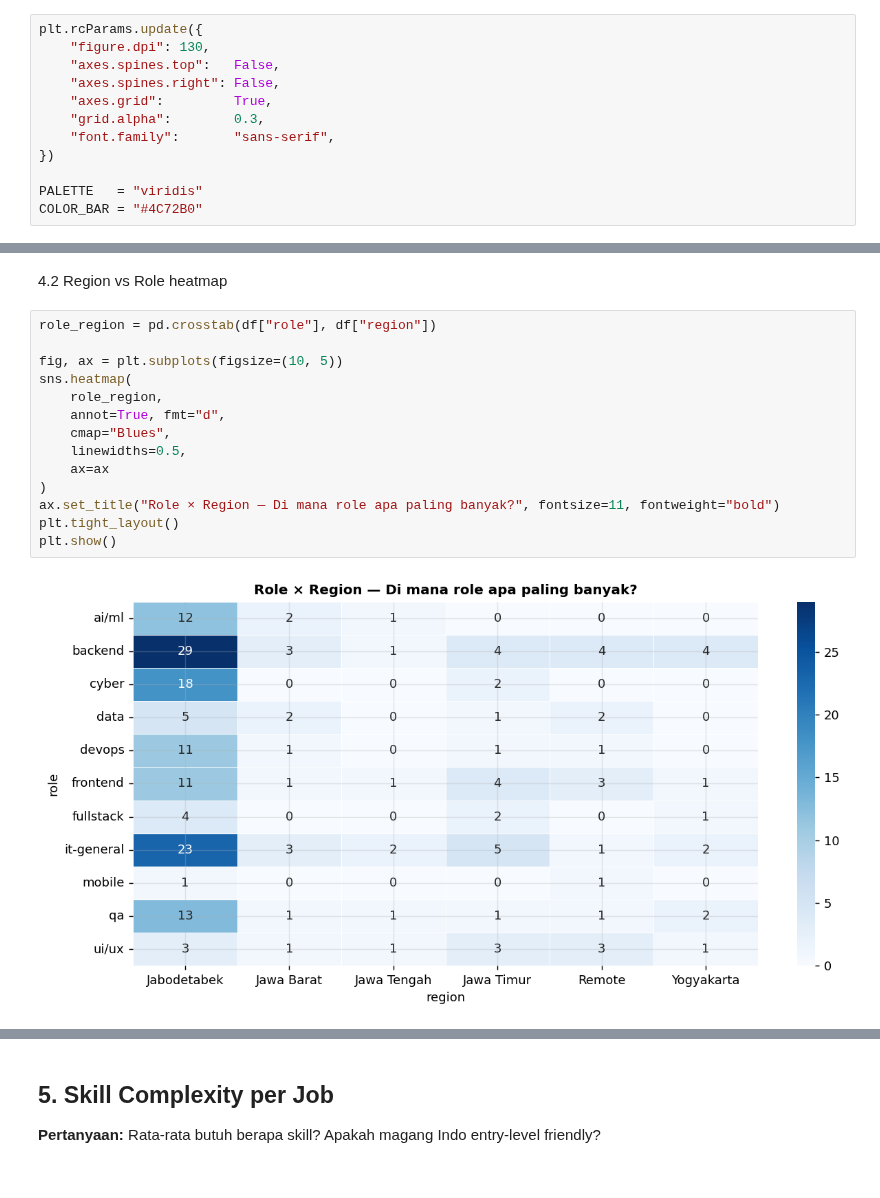
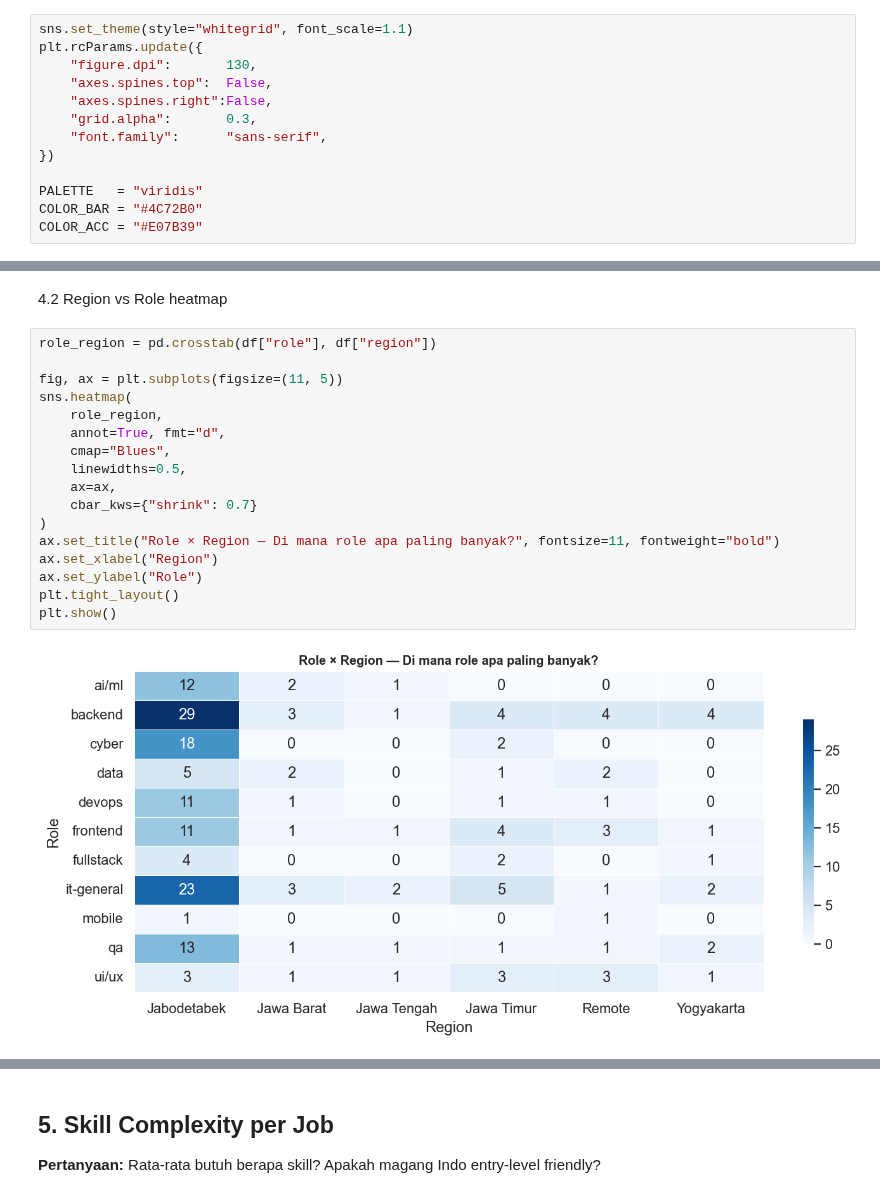
Before and after one commit to ROYALXYZ/magang-in, a Jupyter notebook: local/Local_EDA.ipynb, the cells around one changed output, grey strips where cells are left out. Saved outputs shown, nothing was run; the diff lists cells and outputs as text.

```diff
--- a/local/Local_EDA.ipynb
+++ b/local/Local_EDA.ipynb
@@ -25,17 +21,18 @@ from itertools import combinations
 import sklearn
 from jcopml.plot import plot_missing_value
 # %%
+sns.set_theme(style="whitegrid", font_scale=1.1)
 plt.rcParams.update({
-    "figure.dpi": 130,
-    "axes.spines.top":   False,
-    "axes.spines.right": False,
-    "axes.grid":         True,
-    "grid.alpha":        0.3,
-    "font.family":       "sans-serif",
+    "figure.dpi":       130,
+    "axes.spines.top":  False,
+    "axes.spines.right":False,
+    "grid.alpha":       0.3,
+    "font.family":      "sans-serif",
 })
 
 PALETTE   = "viridis"
 COLOR_BAR = "#4C72B0"
+COLOR_ACC = "#E07B39"
 # %% [markdown]
 # 1. Load Data
 # %%
@@ -321,18 +355,21 @@ plt.show()
 # %%
 role_region = pd.crosstab(df["role"], df["region"])
 
-fig, ax = plt.subplots(figsize=(10, 5))
+fig, ax = plt.subplots(figsize=(11, 5))
 sns.heatmap(
     role_region,
     annot=True, fmt="d",
     cmap="Blues",
     linewidths=0.5,
-    ax=ax
+    ax=ax,
+    cbar_kws={"shrink": 0.7}
 )
 ax.set_title("Role × Region — Di mana role apa paling banyak?", fontsize=11, fontweight="bold")
+ax.set_xlabel("Region")
+ax.set_ylabel("Role")
 plt.tight_layout()
 plt.show()
 # %% [output]
-[figure, old version]
+[figure, new version]
 # %% [markdown]
 **Insight Role Distribution:**
```
Also changed, not shown: parts of 45 cells of this notebook, 1 other file.
